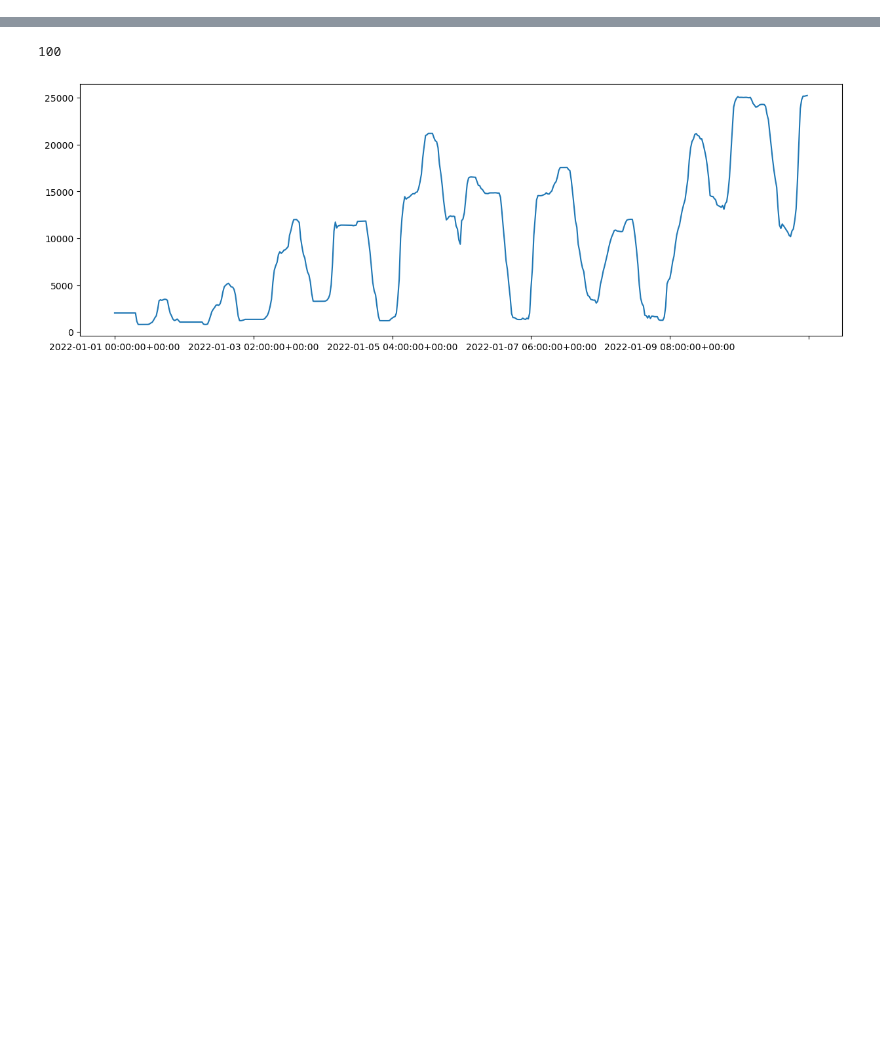
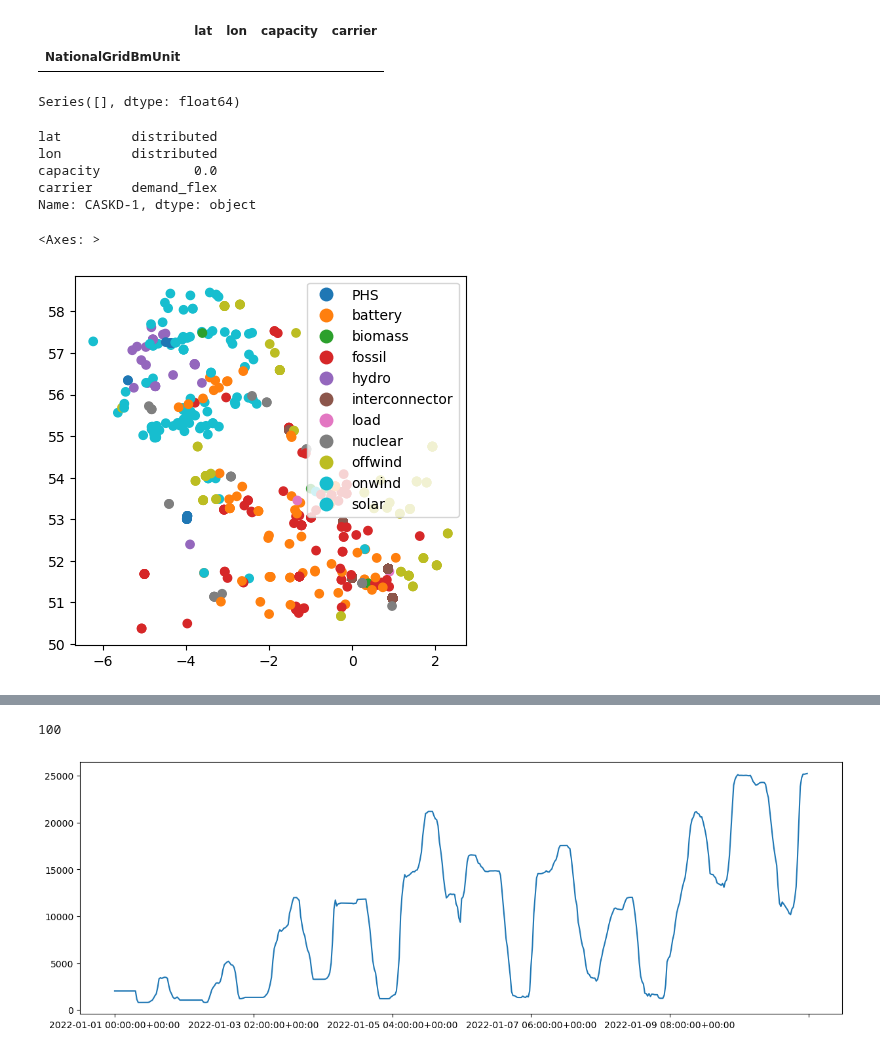
Before and after one commit to LukasFrankenQ/GBPower, a Jupyter notebook: notebooks/build_hydro.ipynb, the cells around one changed output, grey strips where cells are left out. Saved outputs shown, nothing was run; the diff lists cells and outputs as text; code cells hidden in the pictures; blank space fills up the shorter version.

```diff
--- a/notebooks/build_hydro.ipynb
+++ b/notebooks/build_hydro.ipynb
@@ -84,5 +86,14 @@ carrier_mapper = {
 # %%
 bmus = pd.read_csv(Path.cwd().parent / 'data' / 'temp_located_bmus.csv', index_col=0).dropna()
+
+bmus = pd.concat([bmus] + [
+    pd.DataFrame({
+            'lon': ['distributed'] * len(supply),
+            'lat': ['distributed'] * len(supply),
+            'capacity': [0.] * len(supply),
+            'carrier': ['supply'] * len(supply),
+            }, index=supply)
+])
 
 bmus.loc[bmus.carrier == 'supply']
 # bmus = bmus.loc[bmus['lon'] != 0.]
@@ -92,3 +103,8 @@ bmus.loc[offwind_farms, 'carrier'] = 'offwind'
 
 for clean_name, old_carriers in carrier_mapper.items():
     bmus.loc[bmus['carrier'].isin(old_carriers), 'carrier'] = clean_name
+
+dflex_index = bmus.loc[bmus.carrier == 'demand_flex'].index
+bmus.loc[dflex_index, ['lat', 'lon']] = 'distributed'
+
+bmus = bmus[~bmus.index.duplicated(keep='first')]
@@ -133,6 +162,6 @@ search_similar('WBURB', bmus)
 # %%
 manual_battery_locs = {
-    'RSCRB-1': (None, None),
+    'RSCRB-1': ('distributed', 'distributed'),
     'PNYCB-1': (51.709, -3.564),
     'ARNKB-2': (51.484, 0.344),
     'AG-HEL0DN': (56.166, -3.204),
@@ -158,7 +187,7 @@ manual_battery_locs = {
     'PILLB-1': (53.796, -0.407),
     'PILLB-2': (53.796, -0.407),
     'SKELB-1': (53.553, -2.775),
-    'BWURB-1': (52.279, 0.316),
+    'BURWB-1': (52.279, 0.316),
     'AG-HEL00G': (53.787, -2.643),
     'AG-HLIM04': (51.598, -1.494),
     'AG-HLIM01': (51.598, -1.494),
@@ -182,4 +211,48 @@ manual_battery_locs = {
     'NFSE02': (55.907, -3.588),
     'FARNB-1': (51.21, -0.791),
     'AG-LLIM01': (51.516, -2.652),
+    'BARNB-1': (53.558, -1.457),
 }
+# %%
+bmus.loc[bmus.isna().any(axis=1)]
+# %% [output]
+|  | lat | lon | capacity | carrier |
+| NationalGridBmUnit |  |  |  |  |
+# %%
+for name, loc in manual_battery_locs.items():
+    bmus.loc[name, ['lat', 'lon']] = loc
+
+bmus.loc['RSCRB-1', 'carrier'] = 'demand_flex'
+# %%
+bmus.loc[(bmus.carrier == 'battery') & (bmus['lon'] == 0.)].shape
+missing_batteries = bmus.loc[(bmus.carrier == 'battery') & (bmus['lon'] == 0.)].index
+
+pns.loc[:, missing_batteries].abs().sum().sort_values(ascending=False)
+# %% [output]
+Series([], dtype: float64)
+# %%
+import geopandas as gpd
+
+clean = bmus.loc[bmus['lat'] != 0]
+# %%
+clean.loc['CASKD-1']
+# %% [output]
+lat         distributed
+lon         distributed
+capacity            0.0
+carrier     demand_flex
+Name: CASKD-1, dtype: object
+# %%
+
+gpd.GeoDataFrame(
+    clean.loc[clean.carrier != 'demand_flex'],
+    # {'carrier': clean.carrier},
+    # index=clean.loc[clean.carrier != 'demand_flex'].index,
+    geometry=gpd.points_from_xy(
+        clean.loc[clean.carrier != 'demand_flex']['lon'],
+        clean.loc[clean.carrier != 'demand_flex']['lat']
+    )
+).plot(column='carrier', legend=True)
+# %% [output]
+<Axes: >
+[figure, added]
```
Also changed, not shown: parts of 11 cells of this notebook, 1 other file.
